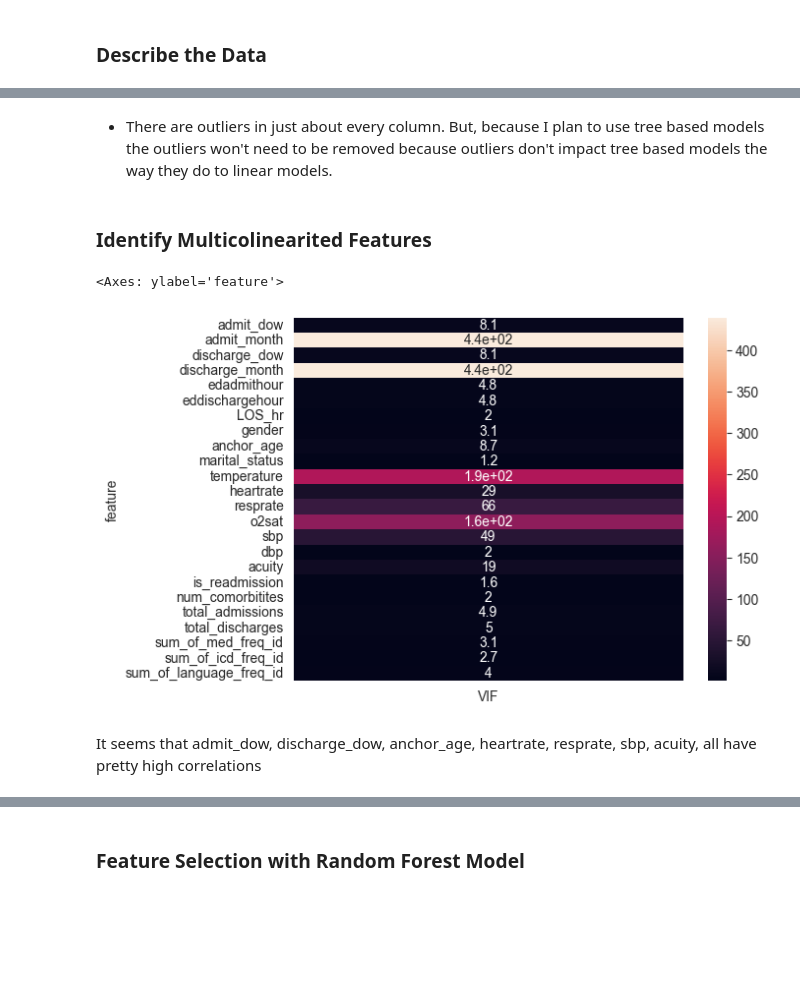
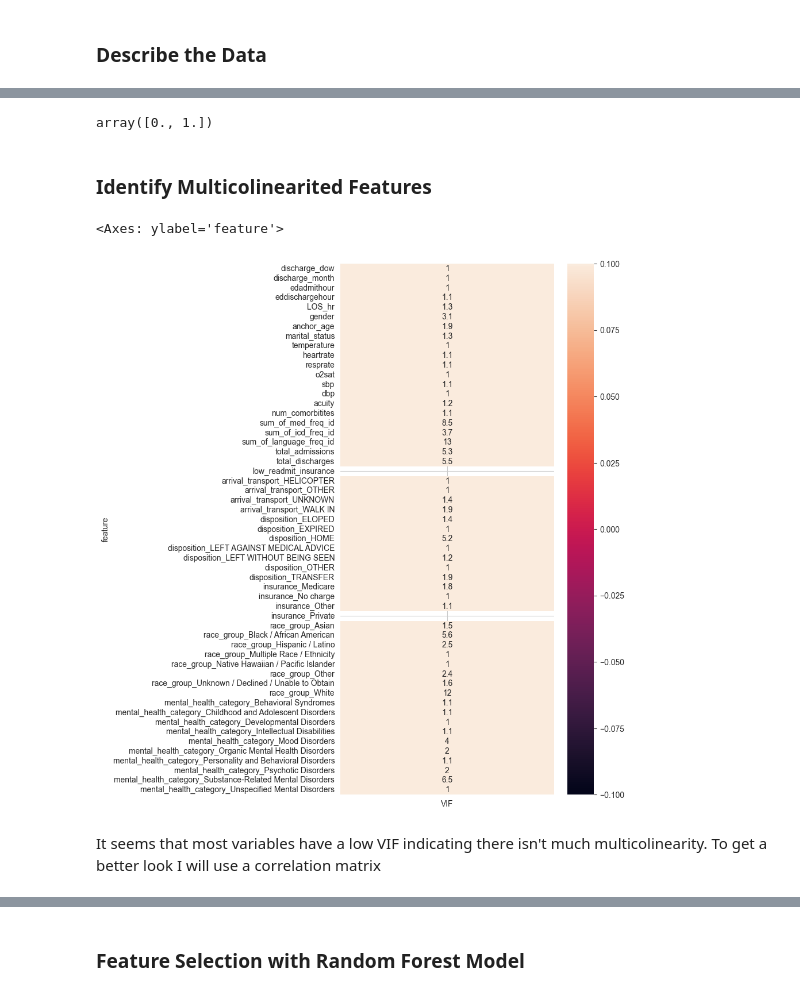
Before and after one commit to leetheoiv/Readmission-Risk-Prediction, a Jupyter notebook: Substance_Abuse_ML_Model.ipynb, the cells around one changed output, grey strips where cells are left out. Saved outputs shown, nothing was run; the diff lists cells and outputs as text; code cells hidden in the pictures; blank space fills up the shorter version.

Commit message:
Currently working on data preprocessing: - Identified most important features in model prediciton

```diff
--- a/Substance_Abuse_ML_Model.ipynb
+++ b/Substance_Abuse_ML_Model.ipynb
@@ -527,11 +496,12 @@ class GetDiagnosesFrequencies(BaseEstimator, TransformerMixin):
         icd_freq_id = X_copy.groupby(['stay_id'])['icd_freq_id'].sum().reset_index()
         icd_freq_id.rename(columns={'icd_freq_id':'sum_of_icd_freq_id'},inplace=True)
 
-        # Drop the old diangoses freq id and drop duplicates
+        # Drop the old diangoses freq id
         X_copy.drop(columns=['icd_freq_id'],inplace=True)
-        X_copy.drop_duplicates(inplace=True)
+
 
         # merge the sum of frequiences per visit back to original dataframes
         X_copy = X_copy.merge(icd_freq_id,how='left',on=['stay_id'])
+        X_copy.set_index('stay_id', inplace=True)
 
         return X_copy
@@ -559,20 +581,28 @@ class NumericImputer(BaseEstimator, TransformerMixin):
 # %%
 from sklearn.pipeline import Pipeline
 from sklearn.impute import SimpleImputer
+from sklearn.preprocessing import StandardScaler
 
 # Build Preprocessing Pipeline for later preprocessing of new data
 X_train_preprocessing_Pipeline = Pipeline(
     [
-        ('MapGender',GenderMapper()),
-        ('ConvertVitalSigns',ConvertVitalSignsToFloats()),
-        ('CelsiusToFahrenheit',CelsiusToFahrenheit()),
-        ('MaritalStatusMapper',MaritalStatusMapper()),
-        ('GetTotalAdmissionsAndDischarges',GetTotalAdmissionsAndDischarges()),
-        ('GetMedicationFrequencies',GetMedicationFrequencies()),
-        ('GetDisposition',GetDisposition()),
-        ('GetDiagnosesFrequencies',GetDiagnosesFrequencies()),
-        ('GetLanguageFrequencies',GetLanguageFrequencies()),
-        ('SimpleImputer', NumericImputer(strategy='mean'))  # Fill the nulls with the mean value for applicable features
+        ('ConvertVitalSigns',ConvertVitalSignsToFloats()), # Converts vital signs to floats
+        ('CelsiusToFahrenheit',CelsiusToFahrenheit()), # Standardizes temperature, converting it to Fahrenheit
+        ('GetMedicationFrequencies',GetMedicationFrequencies()),# Converts medications into frequencies
+        ('GetDiagnosesFrequencies',GetDiagnosesFrequencies()), # Converts Diagnosis to frequencies
+        ('GetLanguageFrequencies',GetLanguageFrequencies()), # Converts languages to frequencies
+        ('GetTotalAdmissionsAndDischarges',GetTotalAdmissionsAndDischarges()), # Calcaultes the total number of admissions and discharges for a given day
+        ('Scaler', StandardScalar_Custom()), # Scales data
+        ('MapGender',GenderMapper()), # Maps gender to 1 or 0, 1: male, 0: female
+        ('MaritalStatusMapper',MaritalStatusMapper()), # Maps maritalstats to 1 or 0, 1: ismarried, 0: not married
+        ('GetDisposition',GetDisposition()), # Maps disposition to 1 or 0. 1: LWBS, 0: Got treatment
+        ('MapInsurance',InsuranceMapper()),# Maps insurance to 1 or 0. 1: low readmission, 0: high readmission
+        ('OnehotEncoder',CreateDummies()),
+        ('SimpleImputer', NumericImputer(strategy='mean')),  # Fill the nulls with the mean value for applicable features
     ]
 )
-train_df_cleaned = X_train_preprocessing_Pipeline.fit_transform(df)
+
+train_df_cleaned = X_train_preprocessing_Pipeline.fit_transform(train_df.drop(['is_readmission'],axis=1))
+# %%
+train_df_cleaned = train_df_cleaned.merge(train_df[['is_readmission']],left_index=True,right_index=True,how='left')
+train_df_cleaned.drop_duplicates(inplace=True)
@@ -594,13 +648,15 @@ train_df_cleaned.describe()
-# %% [markdown]
-- There are outliers in just about every column. But, because I plan to use tree based models the outliers won't need to be removed because outliers don't impact tree based models the way they do to linear models.
+# %%
+train_df_cleaned['gender'].unique()
+# %% [output]
+array([0., 1.])
 # %% [markdown]
 ### Identify Multicolinearited Features
 # %%
 # Variables that are linearly correlated with each other may be communicating the same information. So, I can just identify them in advance and remove them from the analysis or I can combine them into one variable all together.
 from statsmodels.stats.outliers_influence import variance_inflation_factor
+# VIF is a statistical method used to detect and quantify multicollinearity in regression models. It helps identify how much the variance of a regression coefficient is inflated due to the correlation between predictor variables.
 
-
-features = train_df_cleaned.select_dtypes(include='number').drop(columns=['subject_id','stay_id','hadm_id','readmit_stay_id'])
+features = train_df_cleaned.select_dtypes(include='float').drop(columns=['subject_id','hadm_id','readmit_stay_id'])
 X = features.values
 
 # VIF DataFrame
@@ -612,11 +668,12 @@ vif_df["VIF"] = [round(variance_inflation_factor(X, i),1)
                           for i,value in enumerate(features)]
 # %%
 # Plot Heat Map
+fig,ax = plt.subplots(figsize=(6,12))
 sns.heatmap(vif_df,annot=True)
 # %% [output]
 <Axes: ylabel='feature'>
-[figure, old version]
+[figure, new version]
 # %% [markdown]
-It seems that admit_dow, discharge_dow, anchor_age, heartrate, resprate, sbp, acuity, all have pretty high correlations
+It seems that most variables have a low VIF indicating there isn't much multicolinearity. To get a better look I will use a correlation matrix
 # %%
 # Use a correlation matrix to identify which variables are correlated with one another
```
Also changed, not shown: parts of 65 cells of this notebook.
